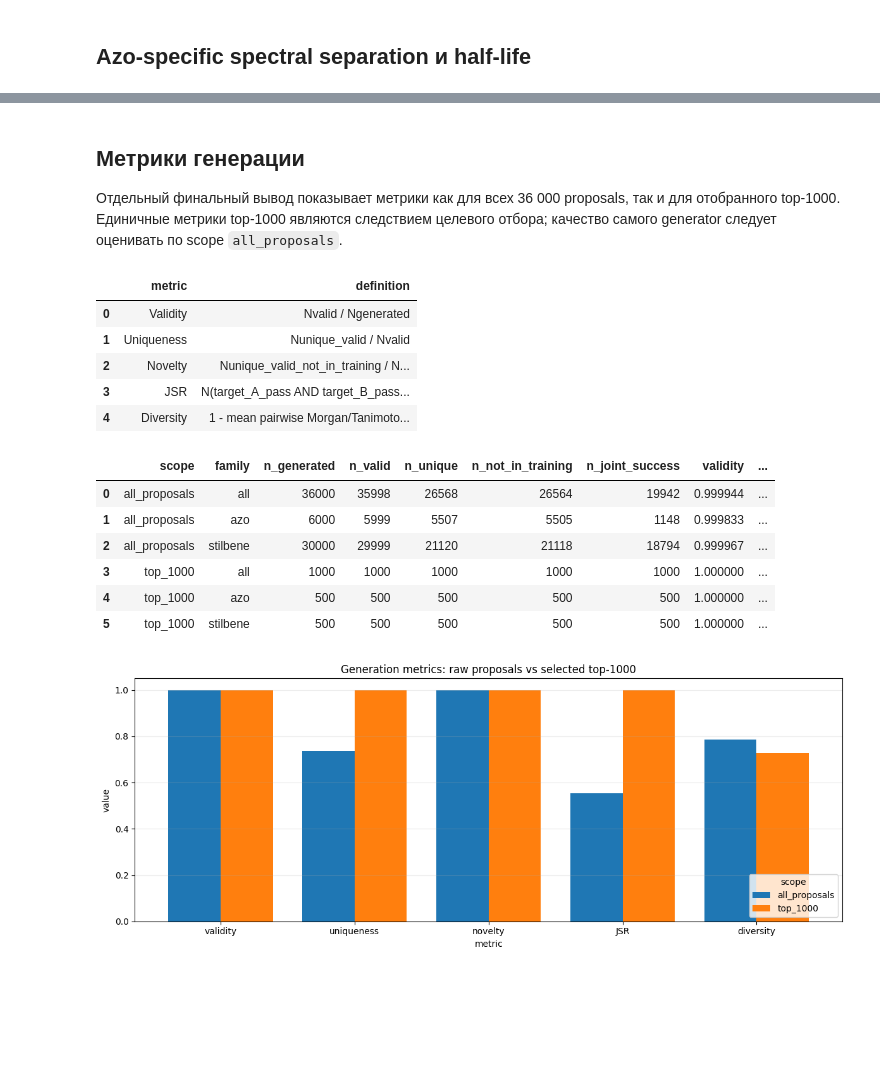
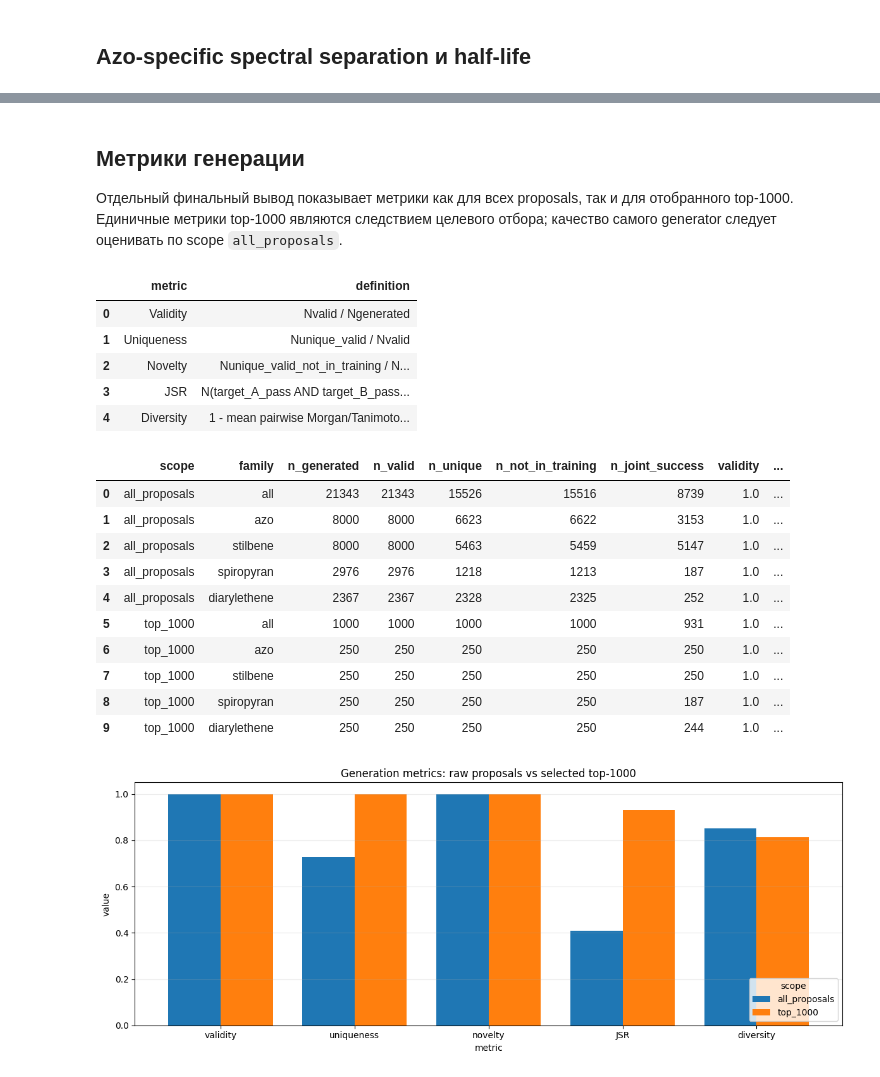
Before and after one commit to GeorgeUstinov/MolGeneration, a Jupyter notebook: Generated_Molecules_Visualization.ipynb, the cells around one changed output, grey strips where cells are left out. Drawn from its saved outputs; the diff is of its cells as text; code cells hidden in the pictures; blank space fills up the shorter version.

```diff
--- a/Generated_Molecules_Visualization.ipynb
+++ b/Generated_Molecules_Visualization.ipynb
@@ -22,12 +24,17 @@ RDLogger.DisableLog("rdApp.*")
 ROOT = Path.cwd().resolve()
 CSV_PATH = ROOT / "generated_multiclass_photoswitch.csv"
 METRICS_PATH = ROOT / "outputs" / "uv_most_multiclass" / "generation_metrics.csv"
+TOXICITY_METRICS_PATH = ROOT / "outputs" / "uv_most_multiclass" / "phototoxicity_model_metrics.csv"
+TOXICITY_TRAINING_PATH = ROOT / "outputs" / "uv_most_multiclass" / "phototoxicity_training.csv"
 df = pd.read_csv(CSV_PATH)
 required = {
     "selection_rank", "candidate_id", "rank_within_family", "family",
     "canonical_smiles", "state_A_smiles", "state_B_smiles",
     "pair_valid", "eval_uv_lambda_nm", "eval_uv_uncertainty_nm", "sa_score",
     "reward", "selection_score", "target_A_pass", "target_B_pass",
+    "photoswitch_space_pass", "toxicity_space_pass", "phototoxic_probability",
+    "phototoxic_uncertainty", "phototoxic_upper_confidence", "toxicity_similarity",
+    "toxicity_in_domain", "toxicity_pass",
     "joint_success", "PSS_pred", "quantum_yield_pred", "deltaH_kJ_mol",
     "stored_energy_MJ_kg", "final_status",
 }
@@ -200,7 +274,7 @@ alkene E/Z pair и общий UVVisML proxy. PSS, quantum yield, ΔH и stored e
 # %% [markdown]
 ## Метрики генерации
 
-Отдельный финальный вывод показывает метрики как для всех 36 000 proposals,
+Отдельный финальный вывод показывает метрики как для всех proposals,
 так и для отобранного top-1000. Единичные метрики top-1000 являются следствием
 целевого отбора; качество самого generator следует оценивать по scope
 `all_proposals`.
@@ -216,7 +290,7 @@ if missing_metrics:
     raise KeyError(f"generation_metrics.csv is missing: {sorted(missing_metrics)}")
 
 scope_order = ["all_proposals", "top_1000"]
-family_order = ["all", "azo", "stilbene"]
+family_order = ["all", "azo", "stilbene", "spiropyran", "diarylethene"]
 metrics["scope"] = pd.Categorical(metrics["scope"], scope_order, ordered=True)
 metrics["family"] = pd.Categorical(metrics["family"], family_order, ordered=True)
 metrics = metrics.sort_values(["scope", "family"]).reset_index(drop=True)
@@ -231,37 +305,54 @@ formulas = pd.DataFrame({
         "1 - mean pairwise Morgan/Tanimoto similarity over unique valid structures",
     ],
 })
 display(formulas)
 
 metrics_display = metrics.copy()
 rate_columns = ["validity", "uniqueness", "novelty", "joint_success_rate", "diversity"]
 metrics_display[rate_columns] = metrics_display[rate_columns].round(6)
 display(metrics_display)
 
 overall = (
     metrics[metrics["family"].eq("all")]
     .set_index("scope")[rate_columns]
     .rename(columns={"joint_success_rate": "JSR"})
 )
 axes = overall.T.plot.bar(figsize=(12, 4.8), ylim=(0, 1.05), width=0.78)
 axes.set(title="Generation metrics: raw proposals vs selected top-1000", xlabel="metric", ylabel="value")
 axes.grid(axis="y", alpha=0.25)
 axes.legend(title="scope", loc="lower right")
 plt.xticks(rotation=0)
 plt.tight_layout()
 plt.show()
+
+toxicity_model_metrics = pd.read_csv(TOXICITY_METRICS_PATH)
+toxicity_training = pd.read_csv(TOXICITY_TRAINING_PATH)
+linked = toxicity_training.dropna(subset=["photochem_label"])
+toxicity_evidence = pd.DataFrame([{
+    "QDB_structured_training_rows": len(toxicity_training),
+    "QDB_phototoxic": int(toxicity_training["phototoxic"].sum()),
+    "QDB_non_phototoxic": int((toxicity_training["phototoxic"] == 0).sum()),
+    "PhotoChem_CAS_linked_rows": len(linked),
+    "PhotoChem_agreement": linked["photochem_agrees"].astype(str).str.lower().eq("true").mean(),
+}])
+display(toxicity_model_metrics.round(6))
+display(toxicity_evidence.round(6))
 # %% [output]
 |  | metric | definition |
 | 0 | Validity | Nvalid / Ngenerated |
 | 1 | Uniqueness | Nunique_valid / Nvalid |
 | 2 | Novelty | Nunique_valid_not_in_training / N... |
 | 3 | JSR | N(target_A_pass AND target_B_pass... |
 | 4 | Diversity | 1 - mean pairwise Morgan/Tanimoto... |
 |  | scope | family | n_generated | n_valid | n_unique | n_not_in_training | n_joint_success | validity | ... |
-| 0 | all_proposals | all | 36000 | 35998 | 26568 | 26564 | 19942 | 0.999944 | ... |
-| 1 | all_proposals | azo | 6000 | 5999 | 5507 | 5505 | 1148 | 0.999833 | ... |
-| 2 | all_proposals | stilbene | 30000 | 29999 | 21120 | 21118 | 18794 | 0.999967 | ... |
-| 3 | top_1000 | all | 1000 | 1000 | 1000 | 1000 | 1000 | 1.000000 | ... |
-| 4 | top_1000 | azo | 500 | 500 | 500 | 500 | 500 | 1.000000 | ... |
-| 5 | top_1000 | stilbene | 500 | 500 | 500 | 500 | 500 | 1.000000 | ... |
+| 0 | all_proposals | all | 21343 | 21343 | 15526 | 15516 | 8739 | 1.0 | ... |
+| 1 | all_proposals | azo | 8000 | 8000 | 6623 | 6622 | 3153 | 1.0 | ... |
+| 2 | all_proposals | stilbene | 8000 | 8000 | 5463 | 5459 | 5147 | 1.0 | ... |
+| 3 | all_proposals | spiropyran | 2976 | 2976 | 1218 | 1213 | 187 | 1.0 | ... |
+| 4 | all_proposals | diarylethene | 2367 | 2367 | 2328 | 2325 | 252 | 1.0 | ... |
+| 5 | top_1000 | all | 1000 | 1000 | 1000 | 1000 | 931 | 1.0 | ... |
+| 6 | top_1000 | azo | 250 | 250 | 250 | 250 | 250 | 1.0 | ... |
+| 7 | top_1000 | stilbene | 250 | 250 | 250 | 250 | 250 | 1.0 | ... |
+| 8 | top_1000 | spiropyran | 250 | 250 | 250 | 250 | 187 | 1.0 | ... |
+| 9 | top_1000 | diarylethene | 250 | 250 | 250 | 250 | 244 | 1.0 | ... |
-[figure, old version]
+[figure, new version]
```
Also changed, not shown: parts of 13 cells of this notebook, 18 other files.
